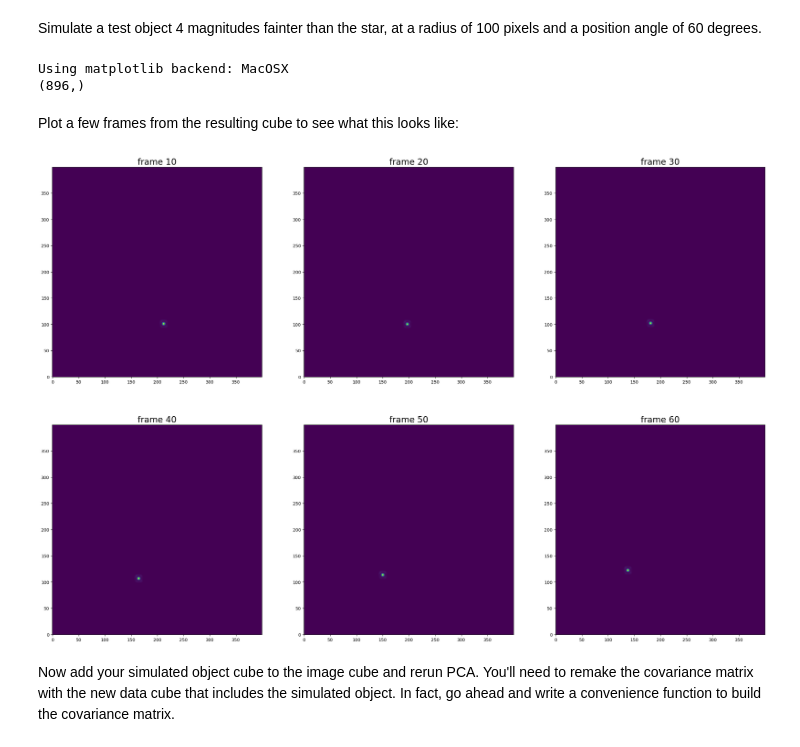
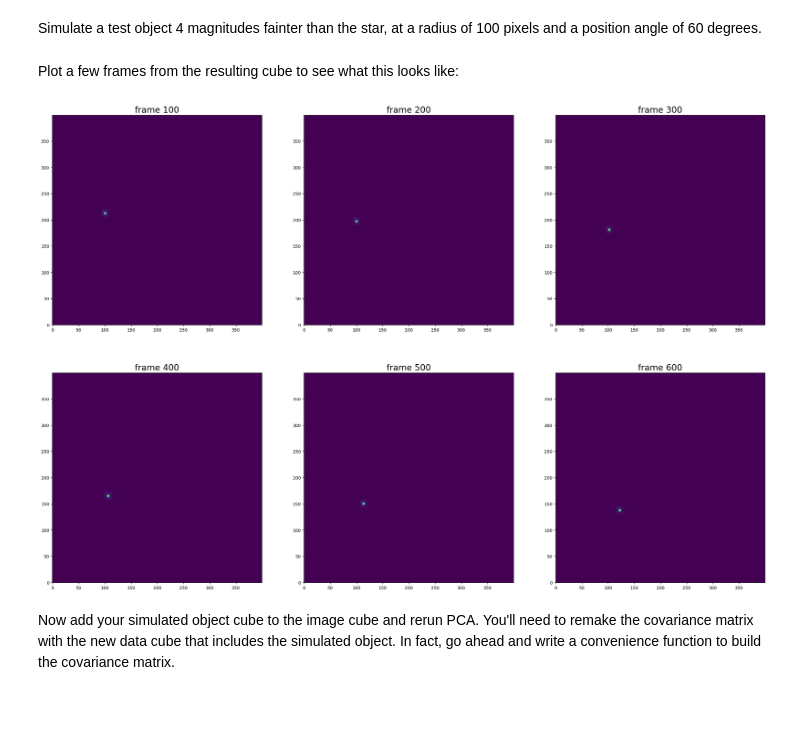
Before and after one commit to francesmcginley/SIA_checkpoint2, a Jupyter notebook: SIA_checkpoint3_separation_and_mass_of_exoplanets_d220224_v003_PROBLEM.ipynb, the cells around one changed output. Saved outputs shown, nothing was run; the diff lists cells and outputs as text; code cells hidden in the pictures; blank space fills up the shorter version.

```diff
--- a/SIA_checkpoint3_separation_and_mass_of_exoplanets_d220224_v003_PROBLEM.ipynb
+++ b/SIA_checkpoint3_separation_and_mass_of_exoplanets_d220224_v003_PROBLEM.ipynb
@@ -338,7 +344,7 @@ def simulate_object(data, stellarim, pararr, rad, theta, dmag, xcen=200, ycen=20
     # goal of function: make an image cube with just simulated objects
 
     # make an array with the same dimensions as the inputted data cube, but filled with only zeros.  Hint: try using np.zeros
-    psfpadded =  np.zeros(data.shape)
+    psfcube =  np.zeros(data.shape)
 
     # put small stellar image into the center of an image with the same shape as each slice of the data cube, but composed only of zeros.
 
@@ -353,7 +359,7 @@ def simulate_object(data, stellarim, pararr, rad, theta, dmag, xcen=200, ycen=20
 
     # for each slice in the array with the same dimensions as the inputted cube, insert the simulated planet image at the right position
     for i in tqdm(np.arange(data.shape[0])):
-        psfcube[i,:,:] = ndimage.shift(psfpadded, (xshifts[i], yshifts[i]))
+        psfcube[i,:,:] = ndimage.shift(psfpadded, (yshifts[i], xshifts[i]))
 
     # Scale simulated planet images to the input Delta(mag) value
     psfcube = psfcube * 10**(-dmag / 2.5)
@@ -363,25 +369,22 @@ def simulate_object(data, stellarim, pararr, rad, theta, dmag, xcen=200, ycen=20
 Simulate a test object 4 magnitudes fainter than the star, at a radius of 100 pixels and a position angle of 60 degrees.
 # %%
 simcube = simulate_object(imcube, stellarim, pararr, 100., 60., 4.0)
-# %% [output]
-Using matplotlib backend: MacOSX
-(896,)
 # %% [markdown]
 Plot a few frames from the resulting cube to see what this looks like:
 # %%
 #plot results
 
 fig = plt.figure(figsize=(30,20))
 
 for i in np.arange(6):
 
     ax = fig.add_subplot(2,3,i+1)
 
     norm = ImageNormalize(simcube[(i+1)*100, :, :], vmin=-5, vmax=5)
     ax.imshow(simcube[(i+1)*100, :, :], origin='lower')
-    ax.set_title('frame '+str((i+1)*10), fontsize=20)
+    ax.set_title('frame '+str((i+1)*100), fontsize=20)
 # %% [output]
-[figure, old version]
+[figure, new version]
 # %% [markdown]
 Now add your simulated object cube to the image cube and rerun PCA.  You'll need to remake the covariance matrix with the new data cube that includes the simulated object.  In fact, go ahead and write a convenience function to build the covariance matrix.
 # %% [markdown]
```
Also changed, not shown: parts of 10 cells of this notebook.
